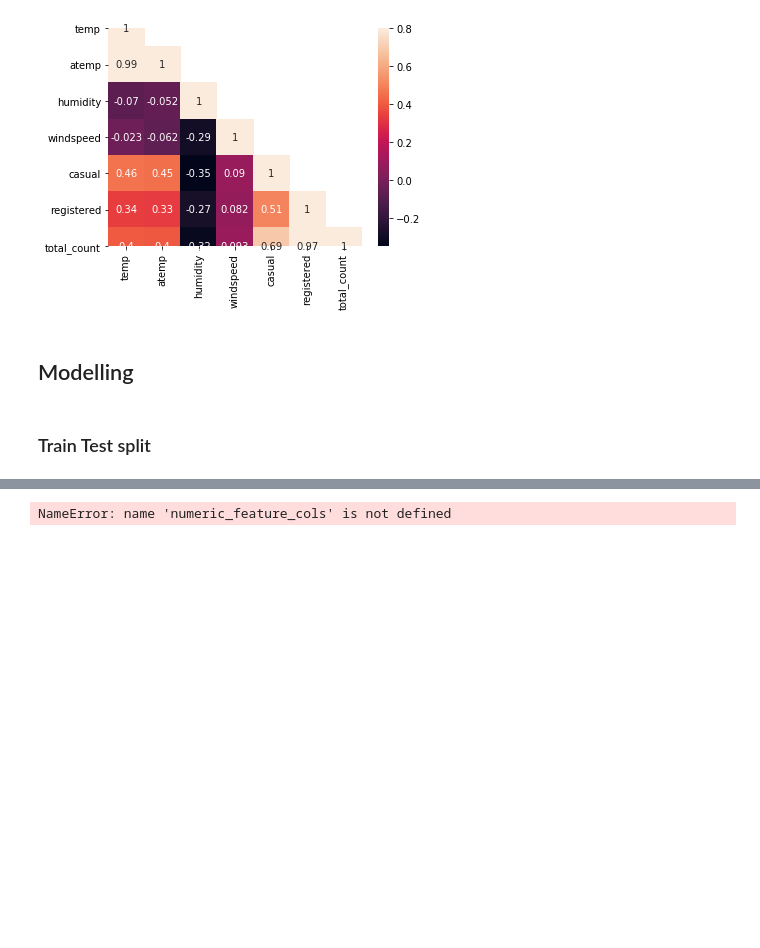
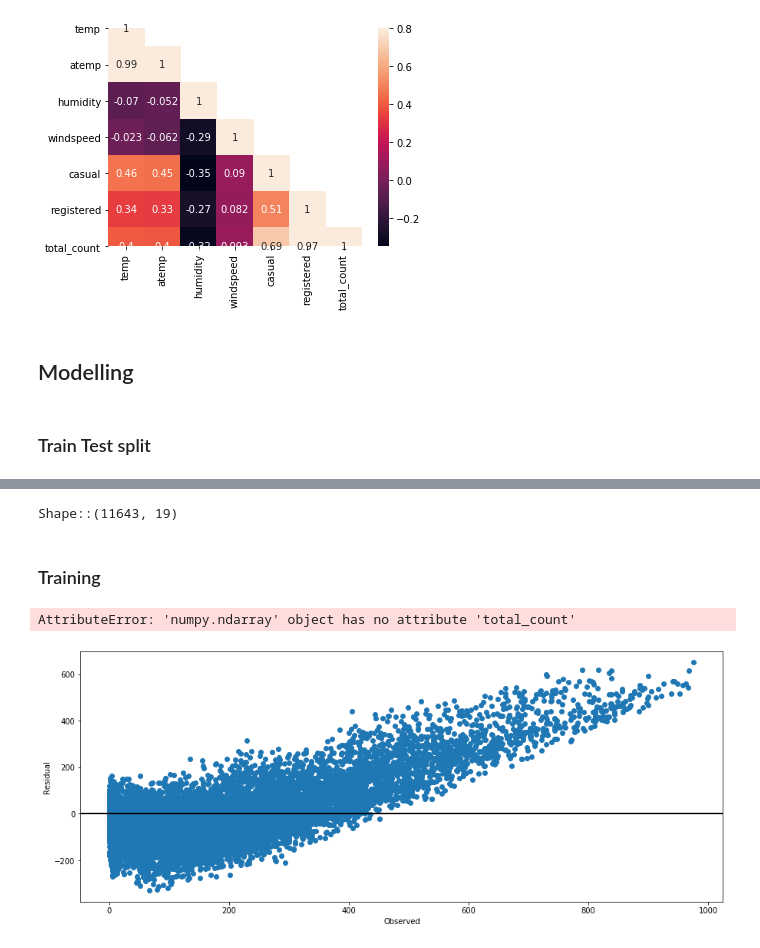
Before and after one commit to shambekela/Bike-rental-demand-forecasting, a Jupyter notebook: Bike-demand-forecasting.ipynb, the cells around one changed output, grey strips where cells are left out. Drawn from its saved outputs; the diff is of its cells as text; code cells hidden in the pictures; blank space fills up the shorter version.

Commit message:
Model training

```diff
--- a/Bike-demand-forecasting.ipynb
+++ b/Bike-demand-forecasting.ipynb
@@ -171,6 +174,8 @@ y_test = y_test.reset_index()
 cat_attr_list = ['season','is_holiday',
                  'weather_condition','is_workingday',
                  'hour','weekday','month','year']
+numeric_feature_cols = ['temp','humidity','windspeed','hour','weekday','month','year']
+subset_cat_features =  ['season','is_holiday','weather_condition','is_workingday']
 encoded_attr_list = []
 for col in cat_attr_list:
     return_obj = fit_transform_ohe(X,col)
@@ -204,4 +209,24 @@ feature_df_list.extend([enc['feature_df'] \
 train_df_new = pd.concat(feature_df_list, axis=1)
 print("Shape::{}".format(train_df_new.shape))
 # %% [output]
-NameError: name 'numeric_feature_cols' is not defined
+Shape::(11643, 19)
+# %% [markdown]
+### Training
+# %%
+X = train_df_new
+y = y.total_count.values.reshape(-1, 1)
+# %% [output]
+AttributeError: 'numpy.ndarray' object has no attribute 'total_count'
+# %%
+lin = LinearRegression()
+# %%
+predicted = cross_val_predict(lin, X, y, cv=10)
+# %%
+fig, ax = plt.subplots(figsize=(15, 6))
+ax.scatter(y, y-predicted)
+ax.axhline(lw=2,color='black')
+ax.set_xlabel('Observed')
+ax.set_ylabel('Residual')
+plt.show()
+# %% [output]
+[figure, added]
```
Also changed, not shown: parts of 1 cell of this notebook.
